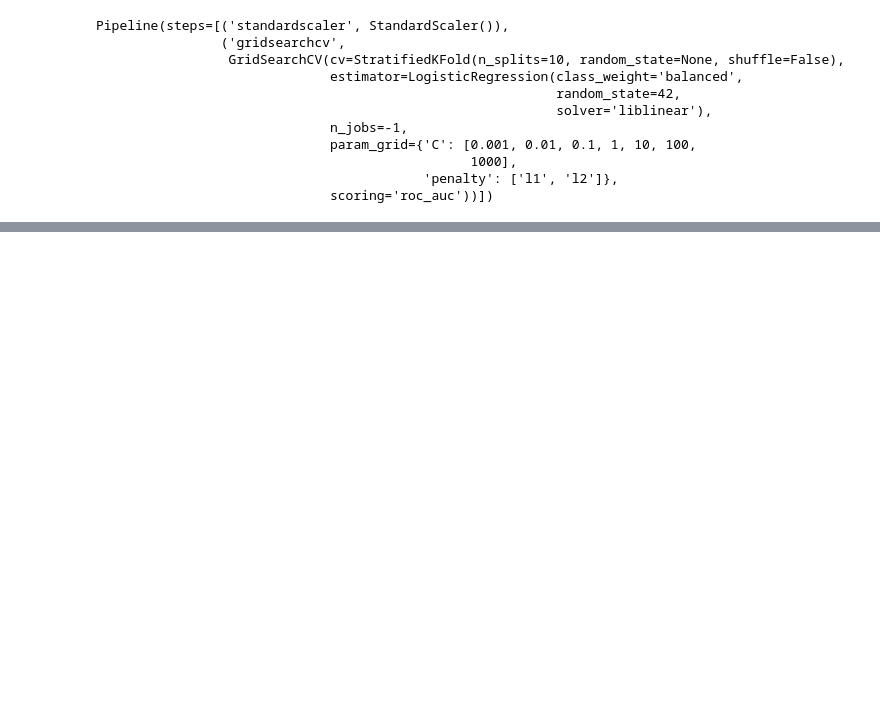
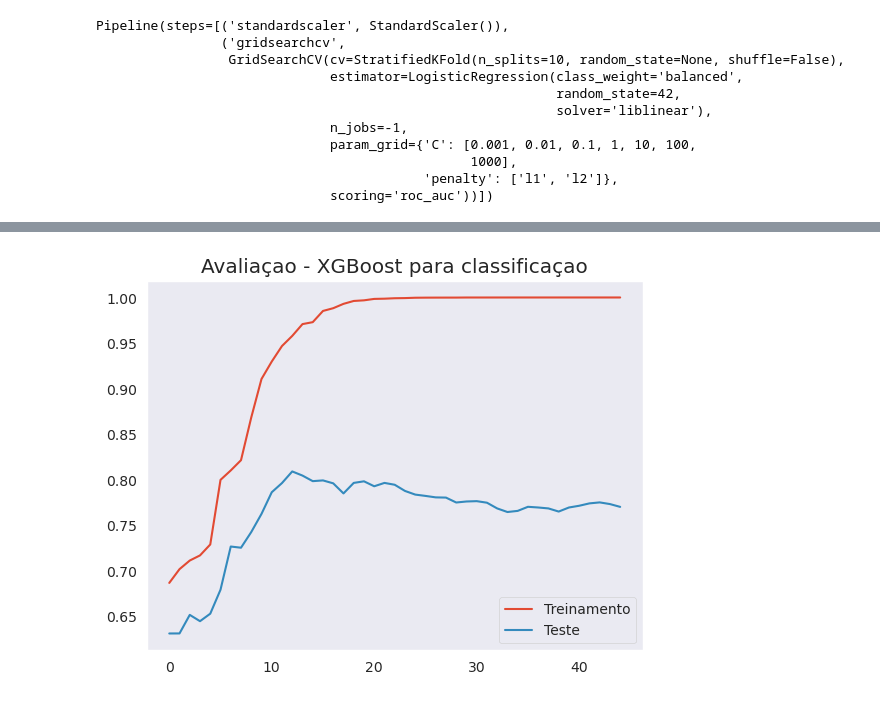
Before and after one commit to SalisEduardo/EAD0830-IA-aplic-financas, a Jupyter notebook: Atividades/atv2/rascunho_modelagem.ipynb, the cells around one changed output, grey strips where cells are left out. Drawn from its saved outputs; the diff is of its cells as text; code cells hidden in the pictures; blank space fills up the shorter version.

Commit message:
Start implementing a XGBoost

```diff
--- a/Atividades/atv2/rascunho_modelagem.ipynb
+++ b/Atividades/atv2/rascunho_modelagem.ipynb
@@ -753,0 +760,14 @@ plot_classification_metrics(pipe_lr,y_test,X_test)
+# %%
+import xgboost as xgb
+
+# separar variáveis independentes da variável dependente
+X = credit_aproval.drop('Class', axis=1)
+y = credit_aproval['Class']
+
+# dividir dados de treino e de teste
+
+## stratify= y (para dividir de forma que as classes tenham a mesma proporção)
+## random_state para que o resultado seja replicável
+X_train, X_test, y_train, y_test = train_test_split(X, y, train_size=0.7,
+                                                    stratify=y, shuffle=True,
+                                                    random_state=110)
@@ -753,0 +794,8 @@ plot_classification_metrics(pipe_lr,y_test,X_test)
+# %%
+
+
+xgb_cl = xgb.XGBClassifier(objective = "binary:logistic", n_estimators = 45, seed = 42, scale_pos_weight = 10)
+avaliacao = [(X_train, y_train), (X_test, y_test)]
+
+xgb_cl.fit(X_train, y_train, eval_metric = ["auc"], eval_set = avaliacao, verbose = True)
+resultados_mod = xgb_cl.evals_result()
@@ -753,0 +825,12 @@ plot_classification_metrics(pipe_lr,y_test,X_test)
+# %%
+# Verificando o grafico de avaliaçao
+
+x = len(resultados_mod["validation_0"]["auc"])
+X_axis = range(0, x)
+fig, ax = plt.subplots()
+ax.plot(X_axis, resultados_mod["validation_0"]["auc"], label = "Treinamento")
+ax.plot(X_axis, resultados_mod["validation_1"]["auc"], label = "Teste")
+plt.title("Avaliaçao - XGBoost para classificaçao");
+plt.legend(loc = "lower right");
+# %% [output]
+[figure, added]
```
Also changed, not shown: parts of 29 cells of this notebook, 3 other files.
